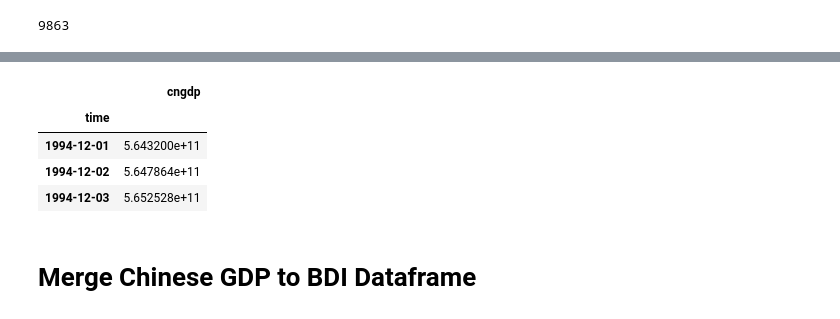
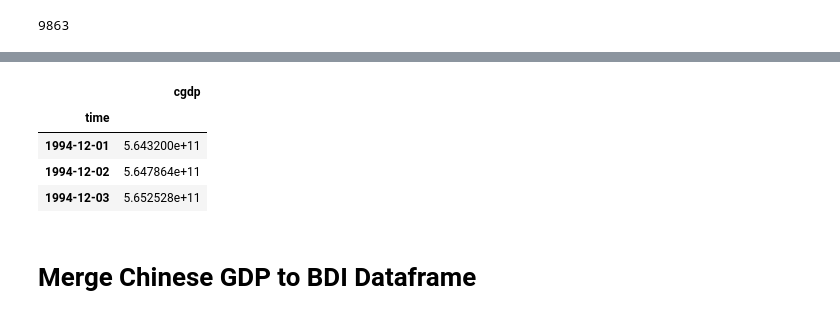
Before and after one commit to LeibnizianOptimist/bdi_predict, a Jupyter notebook: notebooks/CGDP Feature Cleaning.ipynb, the cells around one changed output, grey strips where cells are left out. Drawn from its saved outputs; the diff is of its cells as text; code cells hidden in the pictures.

Commit message:
renamed all the cngdp to cgdp for consistency

```diff
--- a/notebooks/CNGDP Feature Cleaning.ipynb
+++ b/notebooks/CGDP Feature Cleaning.ipynb
@@ -81,6 +81,6 @@ len(datetime_index)
 # %% [output]
 9863
 # %%
-cngdp_df = pd.DataFrame(index=datetime_index)
+cgdp_df = pd.DataFrame(index=datetime_index)
 # %%
-cngdp_df["cngdp"] = df["close"]
+cgdp_df["cgdp"] = df["close"]
@@ -104,9 +104,9 @@ cngdp_df
 # %%
-cngdp_df.interpolate(method="linear", inplace=True)
+cgdp_df.interpolate(method="linear", inplace=True)
 # %%
-cngdp_df.head(3)
+cgdp_df.head(3)
 # %% [output]
-|  | cngdp |
+|  | cgdp |
 | time |  |
 | 1994-12-01 | 5.643200e+11 |
 | 1994-12-02 | 5.647864e+11 |
```
Also changed, not shown: parts of 7 cells of this notebook.
